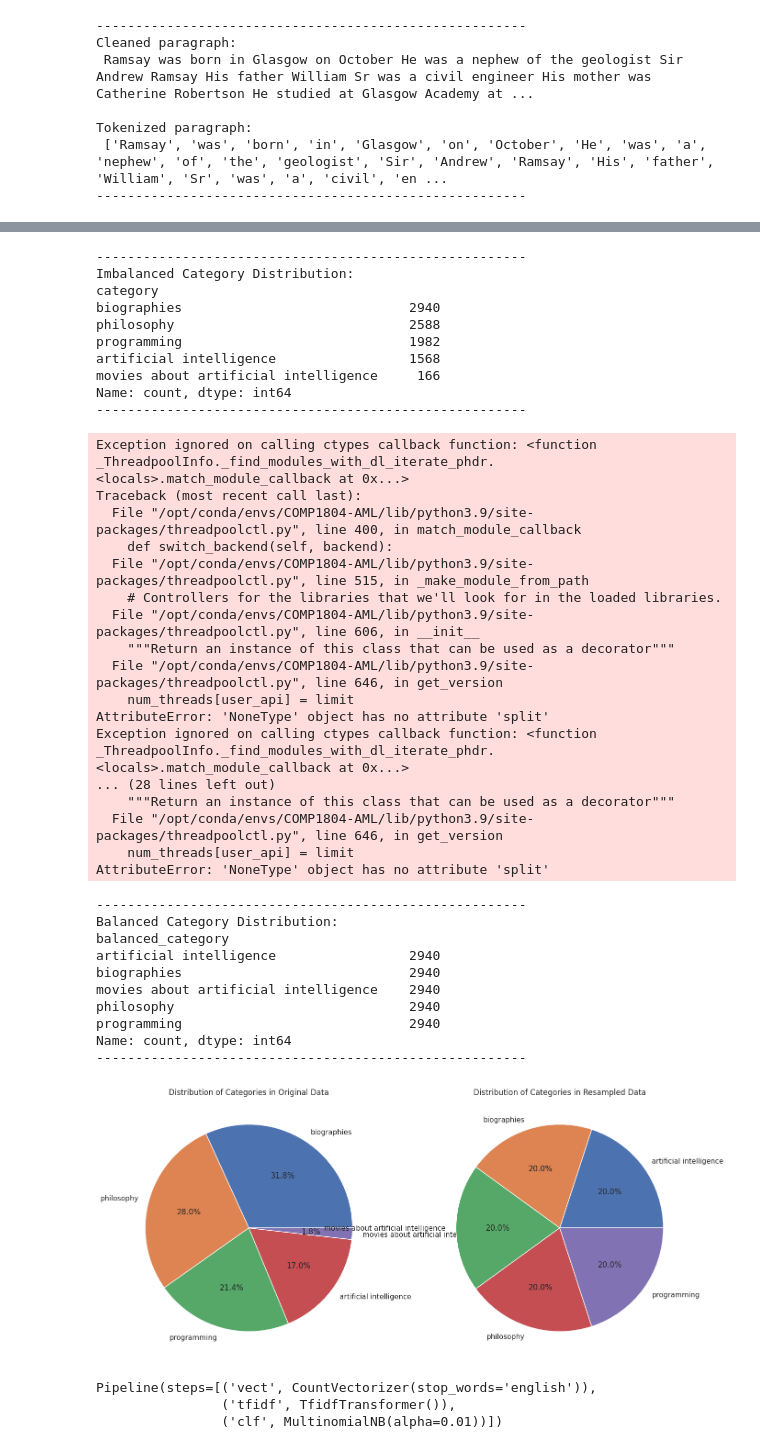
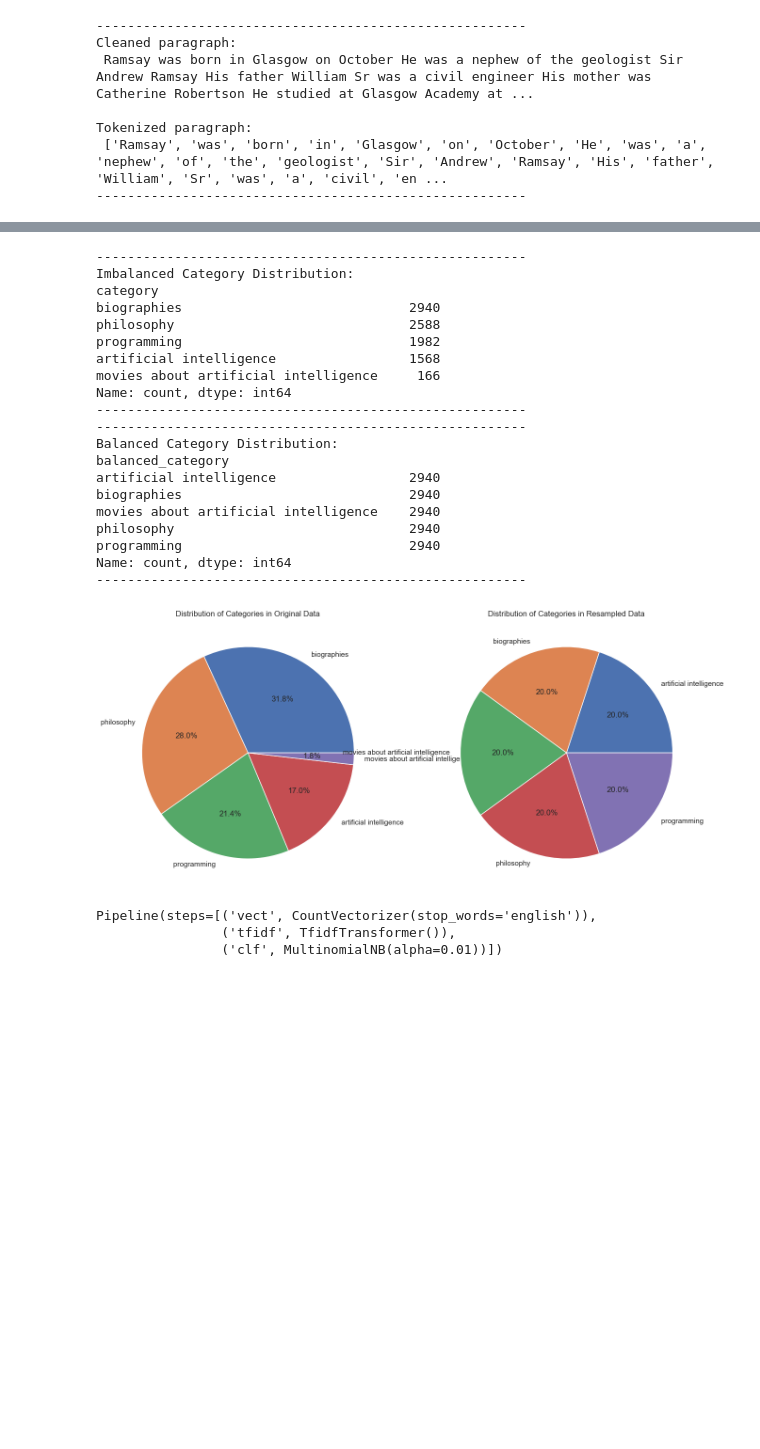
Before and after one commit to muhammedazhar/MSc-DataScience, a Jupyter notebook: COMP1804-AML/Coursework/Task1/simple.ipynb, the cells around one changed output, grey strips where cells are left out. Cells and saved outputs as stored; diff of their text form; code cells hidden in the pictures; blank space fills up the shorter version.

```diff
--- a/COMP1804-AML/Coursework/Task1/simple.ipynb
+++ b/COMP1804-AML/Coursework/Task1/simple.ipynb
@@ -199,7 +211,7 @@ def process_df(df):
 	- Replace `df` with your original DataFrame.
 '''
 
-df = process_df(df)
+df1 = process_df(df1)
 # %% [output]
 -------------------------------------------------------
 Checking for unique values in the "category" column:
@@ -239,7 +251,7 @@ def split_entity_column(df):
 	- Replace `df` with your original DataFrame.
 '''
 
-df = split_entity_column(df)
+df1 = split_entity_column(df1)
 # %% [output]
 -------------------------------------------------------
 Preview of the 'has_entity' column and the new binary columns:
@@ -279,7 +291,7 @@ def clean_column(df, column_name):
 	- Replace `paragraph` with your original value.
 '''
 
-df = clean_column(df, 'paragraph')
+df1 = clean_column(df1, 'paragraph')
 # %% [output]
 -------------------------------------------------------
 Original paragraph:
@@ -331,7 +321,7 @@ def tokenize_column(df, column_name):
 	- Replace `paragraph` with your original value.
 '''
 
-df = tokenize_column(df, 'paragraph_cleaned')
+df1 = tokenize_column(df1, 'paragraph_cleaned')
 # %% [output]
 -------------------------------------------------------
 Cleaned paragraph:
@@ -366,18 +333,16 @@ memory usage: 1011.1+ KB
 # %%
 # Displaying the imbalanced category distribution
-from torch import mode
-
 
 print("-"*55)
 print("Imbalanced Category Distribution:")
-print(df['category'].value_counts())
+print(df1['category'].value_counts())
 print("-"*55)
 
 # Encode the labels
 encoder = LabelEncoder()
-y_encoded = encoder.fit_transform(df['category'])
-df['paragraph_cleaned_tokenized_str'] = df['paragraph_cleaned_tokenized'].apply(lambda x: ' '.join(x))
-X_text = df['paragraph_cleaned']
+y_encoded = encoder.fit_transform(df1['category'])
+df1['paragraph_cleaned_tokenized_str'] = df1['paragraph_cleaned_tokenized'].apply(lambda x: ' '.join(x))
+X_text = df1['paragraph_cleaned']
 
 # Vectorizing the text data
 tfidf_vectorizer = TfidfVectorizer(stop_words='english', max_features=1000)
@@ -396,7 +361,7 @@ def get_measure_value(class_counts, measure_type):
         raise ValueError(f"Invalid measure_type: {measure_type}")
 
 # Calculate the count of instances in each class
-class_counts = df['category'].value_counts()
+class_counts = df1['category'].value_counts()
 
 # TODO: Mean/median/mode/max calculation result
 # Set the measure type according to your need
@@ -438,61 +403,44 @@ print(resampled_df['balanced_category'].value_counts())
 print("-"*55)
 
 # Count the occurrences of each category in the original and resampled data
-original_category_counts = df['category'].value_counts()
+original_category_counts = df1['category'].value_counts()
 resampled_category_counts = resampled_df['balanced_category'].value_counts()
 
 # Create a figure with two subplots
 plt.figure(figsize=(16, 8))
 
 # Create the first pie chart for original data
 plt.subplot(1, 2, 1)
 plt.pie(original_category_counts.values, labels=original_category_counts.index, autopct='%1.1f%%')
 plt.title('Distribution of Categories in Original Data')
 
 # Create the second pie chart for resampled data
 plt.subplot(1, 2, 2)
 plt.pie(resampled_category_counts.values, labels=resampled_category_counts.index, autopct='%1.1f%%')
 plt.title('Distribution of Categories in Resampled Data')
 
 plt.show()
 # %% [output]
 -------------------------------------------------------
 Imbalanced Category Distribution:
 category
 biographies                             2940
 philosophy                              2588
 programming                             1982
 artificial intelligence                 1568
 movies about artificial intelligence     166
 Name: count, dtype: int64
 -------------------------------------------------------
+-------------------------------------------------------
+Balanced Category Distribution:
+balanced_category
+artificial intelligence                 2940
+biographies                             2940
+movies about artificial intelligence    2940
+philosophy                              2940
+programming                             2940
+Name: count, dtype: int64
+-------------------------------------------------------
-Exception ignored on calling ctypes callback function: <function _ThreadpoolInfo._find_modules_with_dl_iterate_phdr.<locals>.match_module_callback at 0x...>
-Traceback (most recent call last):
-  File "/opt/conda/envs/COMP1804-AML/lib/python3.9/site-packages/threadpoolctl.py", line 400, in match_module_callback
-    def switch_backend(self, backend):
-  File "/opt/conda/envs/COMP1804-AML/lib/python3.9/site-packages/threadpoolctl.py", line 515, in _make_module_from_path
-    # Controllers for the libraries that we'll look for in the loaded libraries.
-  File "/opt/conda/envs/COMP1804-AML/lib/python3.9/site-packages/threadpoolctl.py", line 606, in __init__
-    """Return an instance of this class that can be used as a decorator"""
-  File "/opt/conda/envs/COMP1804-AML/lib/python3.9/site-packages/threadpoolctl.py", line 646, in get_version
-    num_threads[user_api] = limit
-AttributeError: 'NoneType' object has no attribute 'split'
-Exception ignored on calling ctypes callback function: <function _ThreadpoolInfo._find_modules_with_dl_iterate_phdr.<locals>.match_module_callback at 0x...>
-... (28 lines left out)
-    """Return an instance of this class that can be used as a decorator"""
-  File "/opt/conda/envs/COMP1804-AML/lib/python3.9/site-packages/threadpoolctl.py", line 646, in get_version
-    num_threads[user_api] = limit
-AttributeError: 'NoneType' object has no attribute 'split'
--------------------------------------------------------
-Balanced Category Distribution:
-balanced_category
-artificial intelligence                 2940
-biographies                             2940
-movies about artificial intelligence    2940
-philosophy                              2940
-programming                             2940
-Name: count, dtype: int64
--------------------------------------------------------
-[figure, old version]
+[figure, new version]
 # %%
 # Separating the features and labels
```
Also changed, not shown: parts of 20 cells of this notebook, 5 other files.
